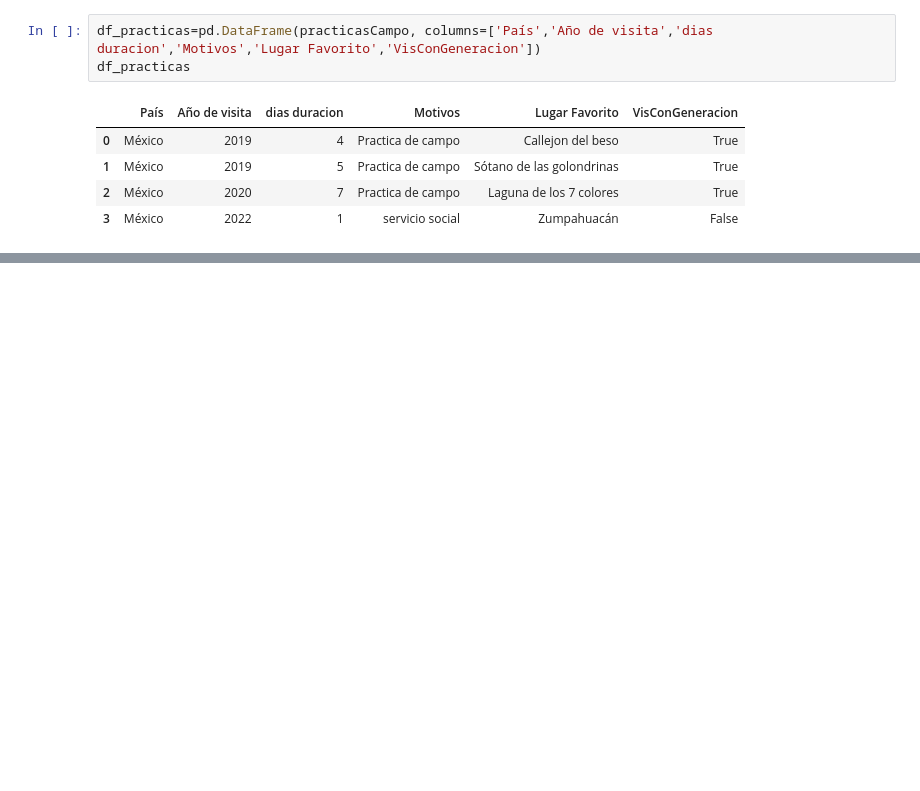
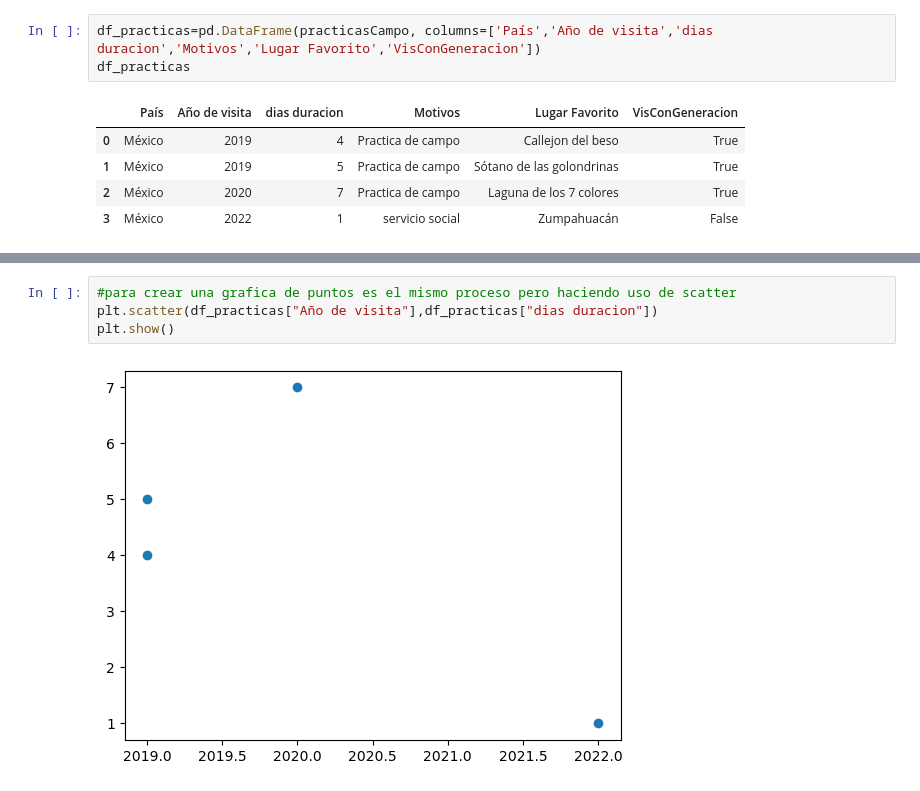
Before and after one commit to JFChavezC001/DataAnalysis, a Jupyter notebook: Matplotlib.ipynb, the cells around one changed output, grey strips where cells are left out. Saved outputs shown, nothing was run; the diff lists cells and outputs as text; blank space fills up the shorter version.

```diff
--- a/Matplotlib.ipynb
+++ b/Matplotlib.ipynb
@@ -51,0 +52,6 @@ plt.show()
+# %%
+#para crear una grafica de puntos es el mismo proceso pero haciendo uso de scatter
+plt.scatter(df_practicas["Año de visita"],df_practicas["dias duracion"])
+plt.show()
+# %% [output]
+[figure, added]
```
Also changed, not shown: parts of 1 cell of this notebook.
